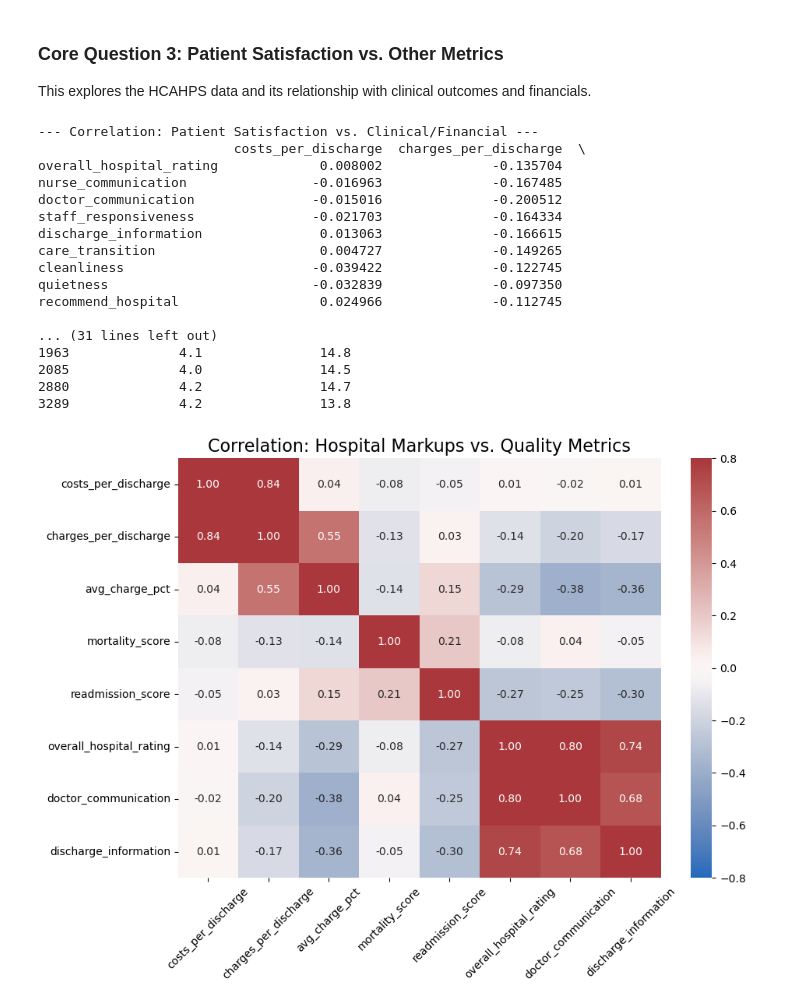
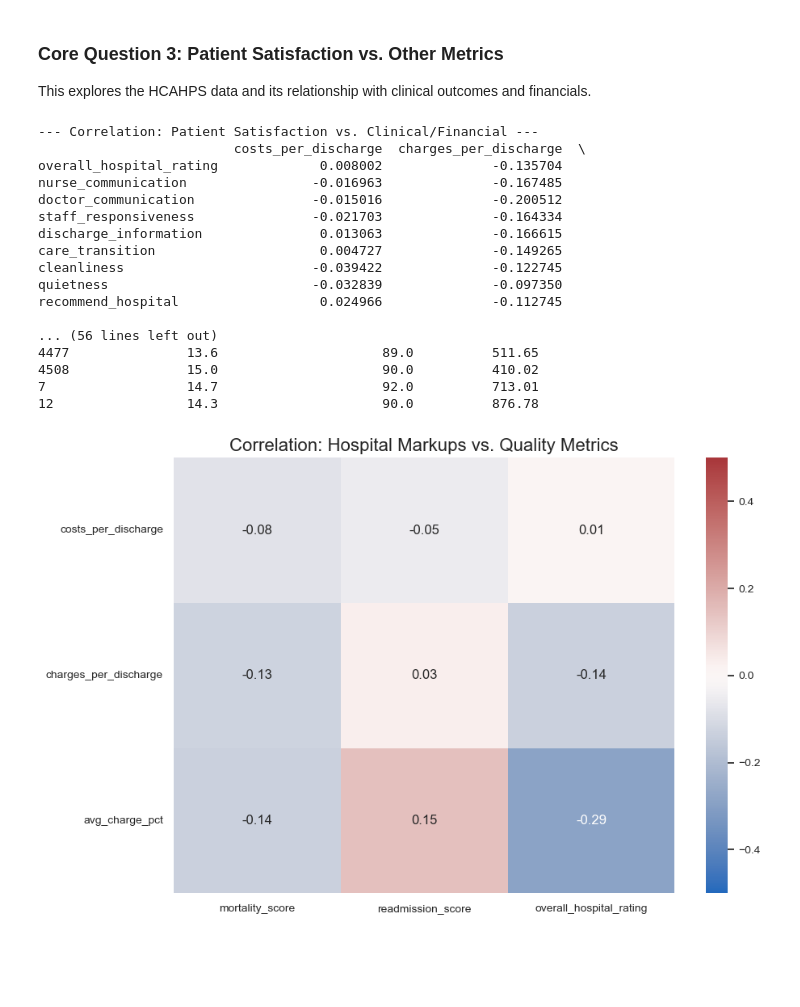
Before and after one commit to kjaques/hospital-financial-and-quality-performance, a Jupyter notebook: notebooks/analysis.ipynb, the cells around one changed output. Drawn from its saved outputs; the diff is of its cells as text; code cells hidden in the pictures; blank space fills up the shorter version.

Commit message:
Main Python analyses and visualizations complete

```diff
--- a/notebooks/analysis.ipynb
+++ b/notebooks/analysis.ipynb
@@ -328,7 +380,7 @@ Government                        369249.470                     4.4
 
 This explores the HCAHPS data and its relationship with clinical outcomes and financials.
 # %%
-# 4. Correlation: Patient Experience vs. Clinical/Financial
+# 6. Correlation: Patient Experience vs. Clinical/Financial
 satisfaction_metrics = ['overall_hospital_rating', 'nurse_communication', 'doctor_communication', 'staff_responsiveness',	'discharge_information', 'care_transition',	'cleanliness', 'quietness', 'recommend_hospital']
 clinical_financial_metrics = ['costs_per_discharge', 'charges_per_discharge', 'avg_charge_pct', 'mortality_score', 'readmission_score']
 
@@ -337,13 +389,16 @@ satisfaction_corr = hospitals[satisfaction_metrics + clinical_financial_metrics]
 # Show how the key HCAHPS measures correlate with the other metrics
 print(satisfaction_corr.loc[satisfaction_metrics, clinical_financial_metrics])
 
-# 5. Top/Bottom Analysis (For High-Impact Visuals)
-# Example: Find the hospitals that excel in both margin and quality
+# 7. Top Analysis (For High-Impact Visuals)
+# Example: Find the hospitals that excel in both rating and quality
 top_hospitals = hospitals.nlargest(10, ['overall_hospital_rating'])
 bottom_hospitals = hospitals.nsmallest(10, ['mortality_score']) # Lowest is best
 
 print("\n--- Top 10 Hospitals by Patient Rating ---")
-print(top_hospitals[['name', 'state', 'overall_hospital_rating', 'mortality_score', 'readmission_score']])
+print(top_hospitals[['name', 'state', 'overall_hospital_rating', 'avg_charge_pct', 'mortality_score', 'readmission_score']])
+
+print("\n--- Top 10 Hospitals by Mortality Score (Lower is Better) ---")
+print(bottom_hospitals[['name', 'state', 'mortality_score', 'readmission_score', 'overall_hospital_rating', 'avg_charge_pct',]])
 # %% [output]
 --- Correlation: Patient Satisfaction vs. Clinical/Financial ---
                          costs_per_discharge  charges_per_discharge  \
@@ -357,28 +412,29 @@ cleanliness                        -0.039422              -0.122745
 quietness                          -0.032839              -0.097350
 recommend_hospital                  0.024966              -0.112745
 
-... (31 lines left out)
-1963              4.1               14.8
-2085              4.0               14.5
-2880              4.2               14.7
-3289              4.2               13.8
+... (56 lines left out)
+4477               13.6                     89.0          511.65
+4508               15.0                     90.0          410.02
+7                  14.7                     92.0          713.01
+12                 14.3                     90.0          876.78
 # %%
-# (From the 'satisfaction_metrics' list)
-corr_data = hospitals[['costs_per_discharge', 'charges_per_discharge', 'avg_charge_pct', 'mortality_score', 'readmission_score', 'overall_hospital_rating', 'doctor_communication', 'discharge_information']].corr()
+# Heatmap for correlation of costs, charges, and average markup percentage vs mortality, readmission, and overall hospital rating from patient satisfaction survey.
+corr_data = hospitals[['costs_per_discharge', 'charges_per_discharge', 'avg_charge_pct', 'mortality_score', 'readmission_score', 'overall_hospital_rating']].corr()
 
 # Create the heatmap
 plt.figure(figsize=(10, 7))
 sns.heatmap(
-    corr_data,
+    corr_data.loc[['costs_per_discharge', 'charges_per_discharge', 'avg_charge_pct'],['mortality_score', 'readmission_score', 'overall_hospital_rating']],
     annot=True,     # Show the numbers
     cmap='vlag',    # Use a diverging colormap (red/blue)
     fmt='.2f',      # Format to 2 decimal places
-    vmin=-0.8,      # Set min/max for color consistency
-    vmax=0.8
+    vmin=-0.5,      # Set min/max for color consistency
+    vmax=0.5
 )
 plt.title('Correlation: Hospital Markups vs. Quality Metrics', fontsize=16)
-plt.xticks(rotation=45)
+plt.xticks(rotation=0)
+plt.yticks(rotation=0)
 plt.savefig('../visualizations/corrheatmap-markup_v_quality.png', bbox_inches='tight', pad_inches=0.1)
 plt.show()
 # %% [output]
-[figure, old version]
+[figure, new version]
```
Also changed, not shown: parts of 17 cells of this notebook, 7 other files.
